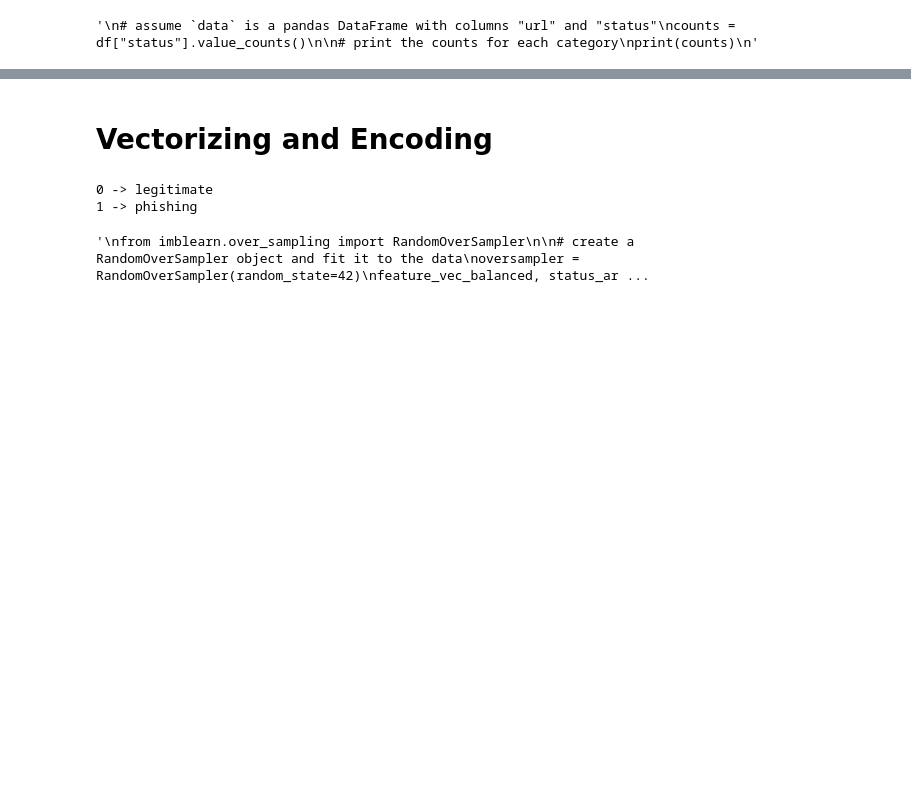
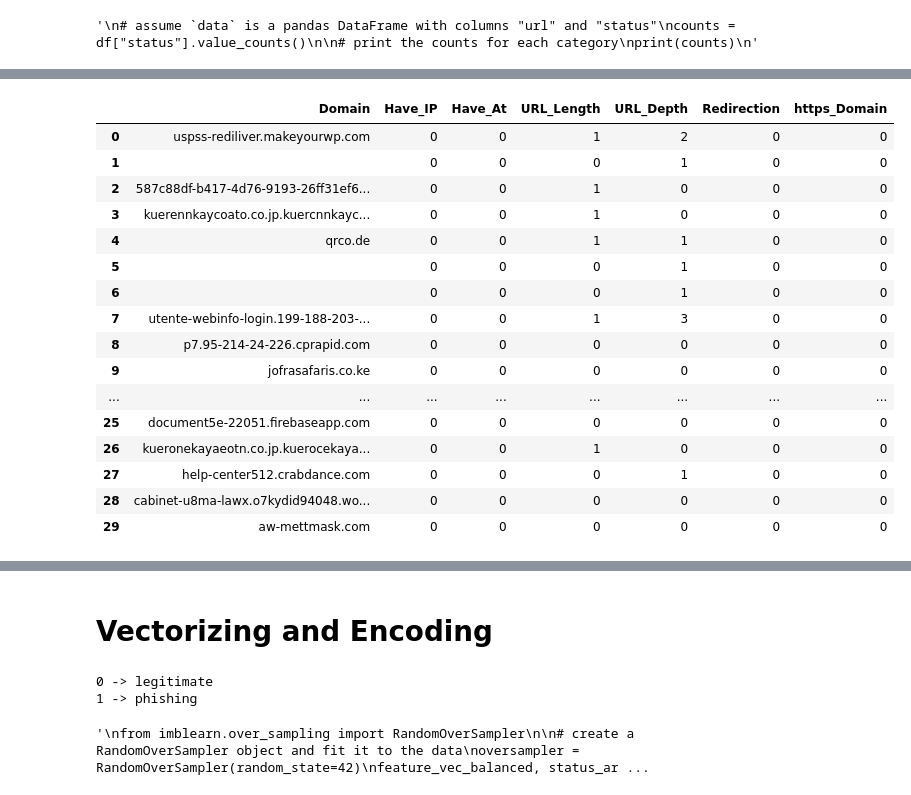
Before and after one commit to buisonanh/phishing-urls-detection, a Jupyter notebook: model.ipynb, the cells around one changed output, grey strips where cells are left out. Cells and saved outputs as stored; diff of their text form; code cells hidden in the pictures; blank space fills up the shorter version.

```diff
--- a/model.ipynb
+++ b/model.ipynb
@@ -141,0 +205,14 @@ print(counts)
+# %%
+def featureExtraction(url,label):
+
+    features = []
+    #Address bar based features (10)
+    features.append(getDomain(url))
+    features.append(havingIP(url))
+    features.append(haveAtSign(url))
+    features.append(getLength(url))
+    features.append(getDepth(url))
+    features.append(redirection(url))
+    features.append(httpDomain(url))
+
+    return features
@@ -141,0 +223,3 @@ print(counts)
+# %%
+df.reset_index(drop=True, inplace=True)
+df.head(30)
@@ -141,0 +244,31 @@ print(counts)
+# %%
+features = []
+label = 0
+
+for i in range(0, 87456):
+    url = df['url'][i]
+    features.append(featureExtraction(url,label))
+# %%
+#converting the list to dataframe
+feature_names = ['Domain', 'Have_IP', 'Have_At', 'URL_Length', 'URL_Depth','Redirection','https_Domain']
+
+df = pd.DataFrame(features, columns= feature_names)
+df.head(30)
+# %% [output]
+|  | Domain | Have_IP | Have_At | URL_Length | URL_Depth | Redirection | https_Domain |
+| 0 | uspss-rediliver.makeyourwp.com | 0 | 0 | 1 | 2 | 0 | 0 |
+| 1 |  | 0 | 0 | 0 | 1 | 0 | 0 |
+| 2 | 587c88df-b417-4d76-9193-26ff31ef6... | 0 | 0 | 1 | 0 | 0 | 0 |
+| 3 | kuerennkaycoato.co.jp.kuercnnkayc... | 0 | 0 | 1 | 0 | 0 | 0 |
+| 4 | qrco.de | 0 | 0 | 1 | 1 | 0 | 0 |
+| 5 |  | 0 | 0 | 0 | 1 | 0 | 0 |
+| 6 |  | 0 | 0 | 0 | 1 | 0 | 0 |
+| 7 | utente-webinfo-login.199-188-203-... | 0 | 0 | 1 | 3 | 0 | 0 |
+| 8 | p7.95-214-24-226.cprapid.com | 0 | 0 | 0 | 0 | 0 | 0 |
+| 9 | jofrasafaris.co.ke | 0 | 0 | 0 | 0 | 0 | 0 |
+| ... | ... | ... | ... | ... | ... | ... | ... |
+| 25 | document5e-22051.firebaseapp.com | 0 | 0 | 0 | 0 | 0 | 0 |
+| 26 | kueronekayaeotn.co.jp.kuerocekaya... | 0 | 0 | 1 | 0 | 0 | 0 |
+| 27 | help-center512.crabdance.com | 0 | 0 | 0 | 1 | 0 | 0 |
+| 28 | cabinet-u8ma-lawx.o7kydid94048.wo... | 0 | 0 | 0 | 0 | 0 | 0 |
+| 29 | aw-mettmask.com | 0 | 0 | 0 | 0 | 0 | 0 |
```
Also changed, not shown: parts of 9 cells of this notebook, 1 other file.
